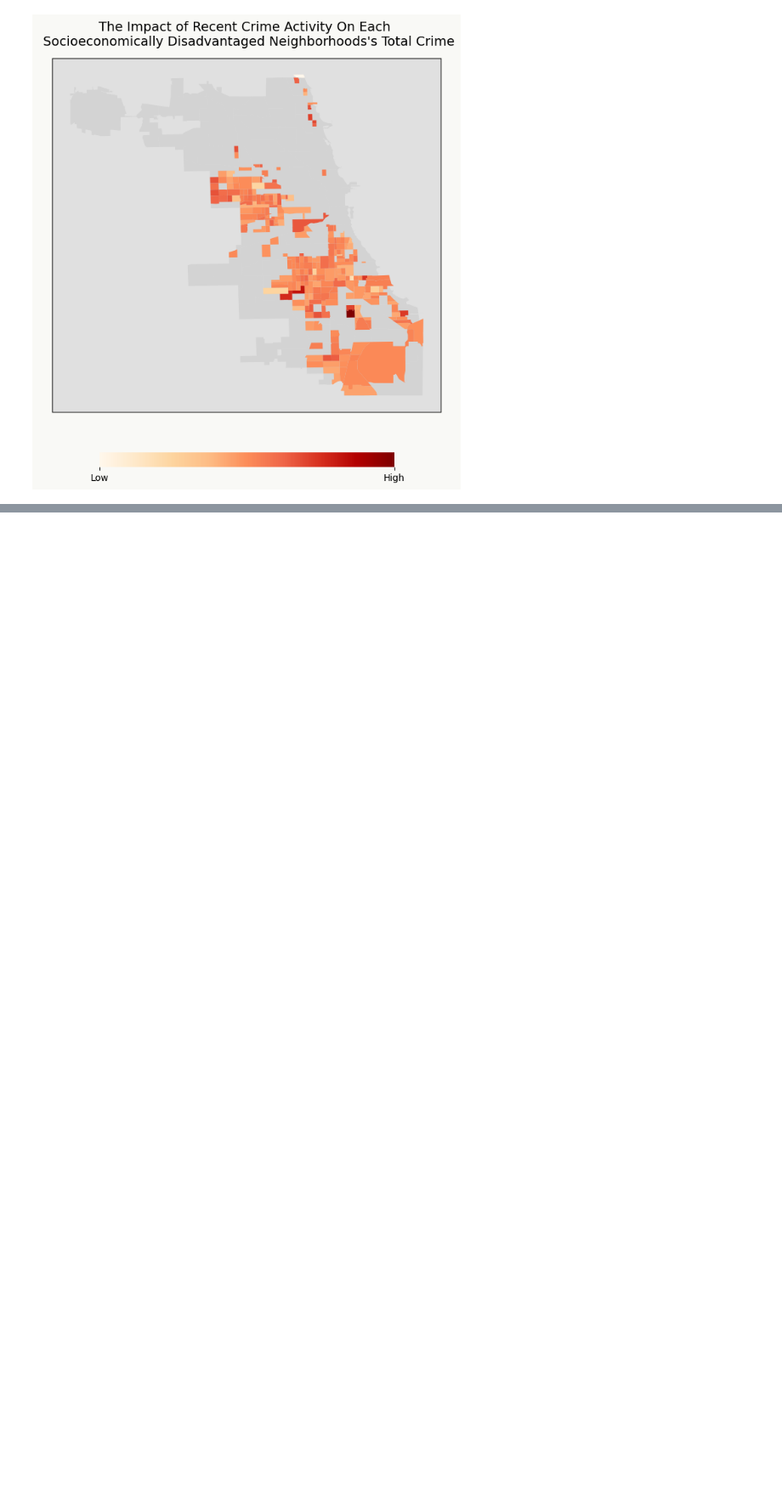
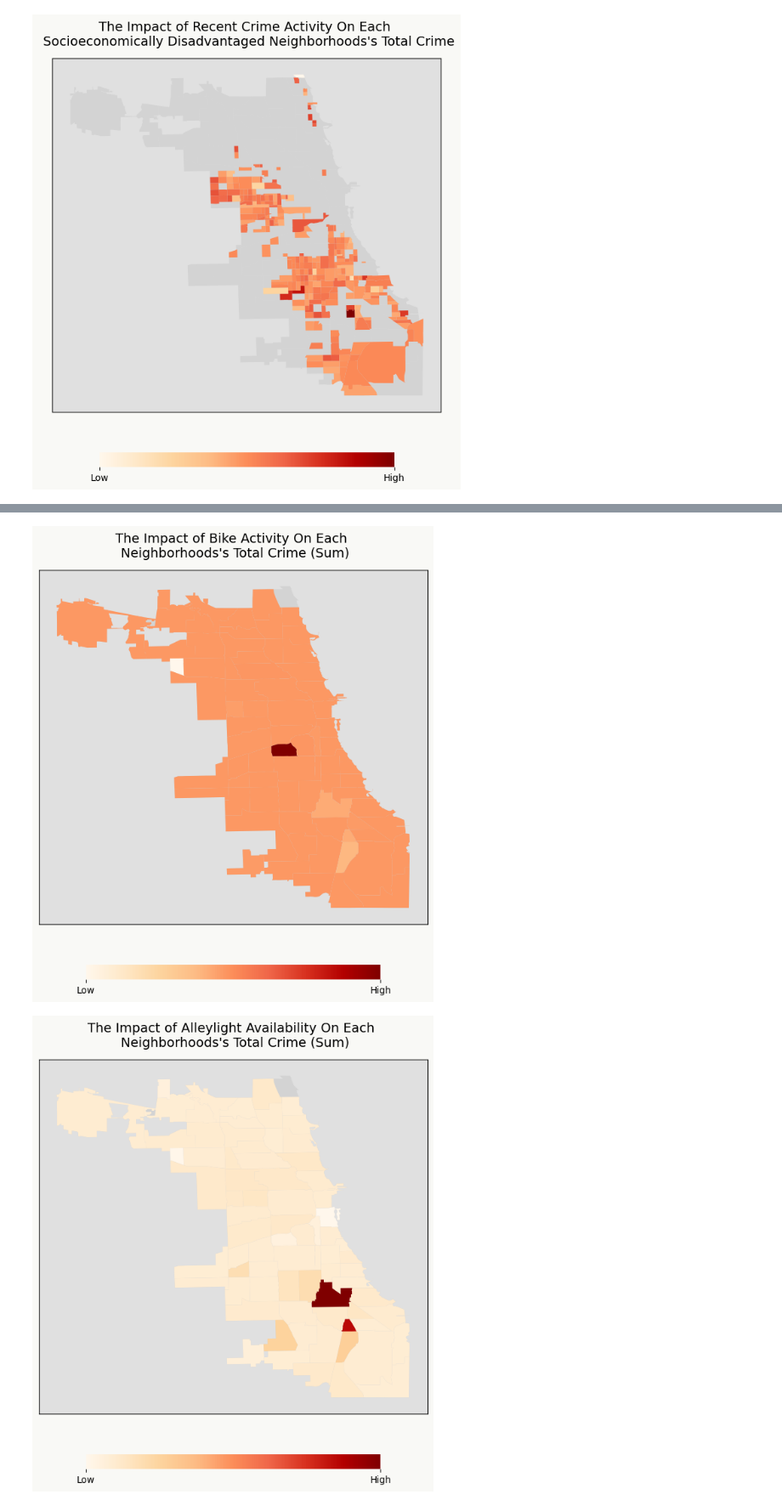
Before and after one commit to evanameyer1/Uncovering-New-Factors-In-Chicago-Crime-through-Regression-Models, a Jupyter notebook: models/notebooks/09_factor_analysis.ipynb, the cells around one changed output, grey strips where cells are left out. Shown at 85% size. Cells and saved outputs as stored; diff of their text form; code cells hidden in the pictures; blank space fills up the shorter version.

```diff
--- a/models/notebooks/09_factor_analysis.ipynb
+++ b/models/notebooks/09_factor_analysis.ipynb
@@ -459,0 +460,3 @@ for factor_col in factors_by_dis_area.columns[1:]:
+# %%
+factors_by_area_sum.rename(columns={'areas':'area'}, inplace=True)
+factors_by_dis_area_sum.rename(columns={'dis_areas':'area'}, inplace=True)
@@ -459,0 +471,6 @@ for factor_col in factors_by_dis_area.columns[1:]:
+# %%
+for factor_col in factors_by_area_sum.columns[1:]:
+    plot_normalized_heatmap(geo_areas, factors_by_area_sum, factor_col, 'area', 'Neighborhoods', label=False, savefig=f'../results/analysis/area_{factor_col.replace(' ', '_').lower()}_sum_heatmap.png')
+# %% [output]
+[figure, added]
+[figure, added]
```
Also changed, not shown: parts of 13 cells of this notebook, 16 other files.
